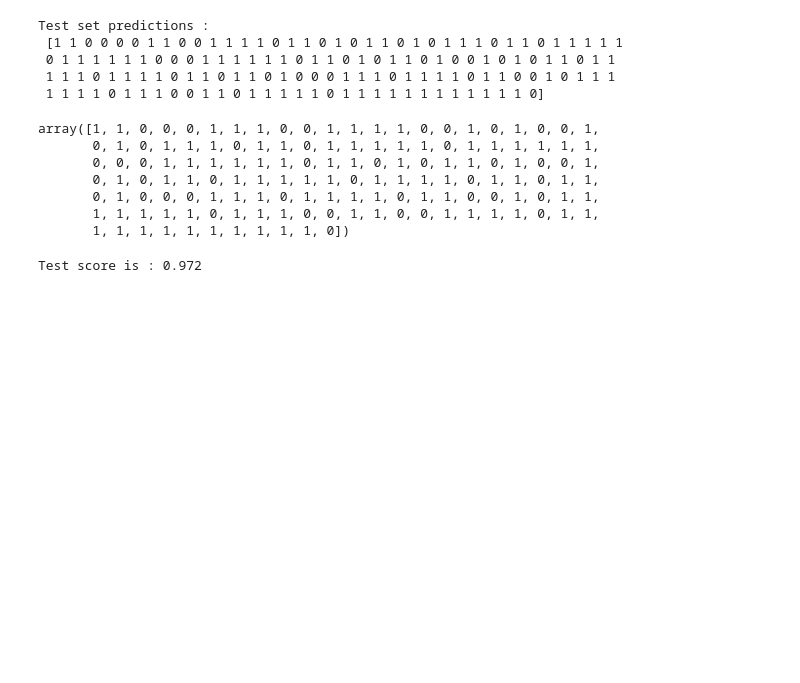
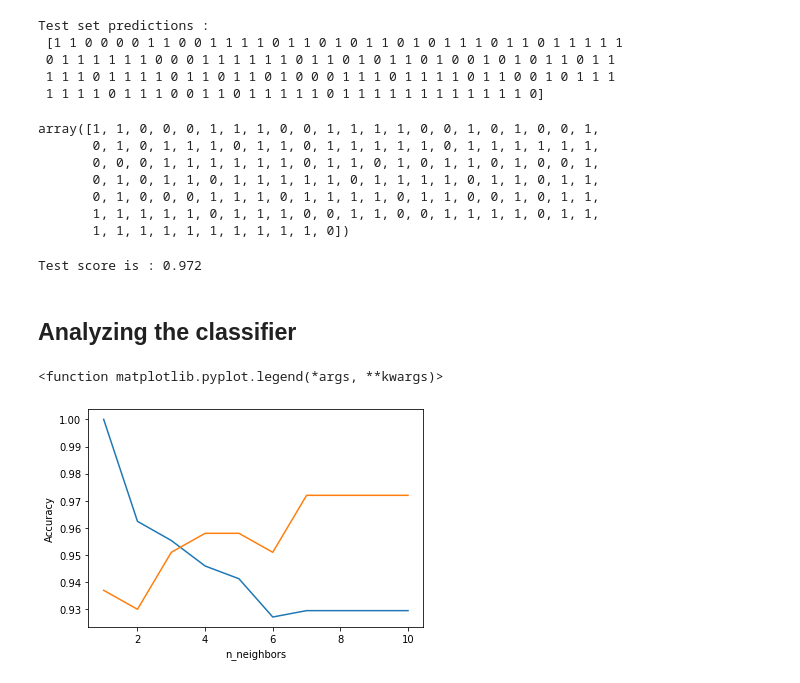
Before and after one commit to rohit200195/Cancer_Detection, a Jupyter notebook: Cancer Detection.ipynb, the cells around one changed output. Drawn from its saved outputs; the diff is of its cells as text; code cells hidden in the pictures; blank space fills up the shorter version.

```diff
--- a/Cancer Detection.ipynb
+++ b/Cancer Detection.ipynb
@@ -115,3 +116,24 @@ array([1, 1, 0, 0, 0, 1, 1, 1, 0, 0, 1, 1, 1, 1, 0, 0, 1, 0, 1, 0, 0, 1,
 print("Test score is : {:.3f}".format(knn.score(X_test,y_test)))
 # %% [output]
 Test score is : 0.972
+# %% [markdown]
+<h2>Analyzing the classifier</h2>
+# %%
+training_accuracy = []
+test_accuracy = []
+neighbors_setting=range(1,11)
+# %%
+for n_neighbors in neighbors_setting:
+    clf=KNeighborsClassifier(n_neighbors=n_neighbors)
+    clf.fit(X_train,y_train)
+    training_accuracy.append(clf.score(X_train,y_train))
+    test_accuracy.append(clf.score(X_test,y_test))
+
+plt.plot(neighbors_setting,training_accuracy,label= 'training accuracy')
+plt.plot(neighbors_setting,test_accuracy,label= 'testing accuracy')
+plt.ylabel("Accuracy")
+plt.xlabel("n_neighbors")
+plt.legend
+# %% [output]
+<function matplotlib.pyplot.legend(*args, **kwargs)>
+[figure, added]
```
Also changed, not shown: parts of 2 cells of this notebook.
